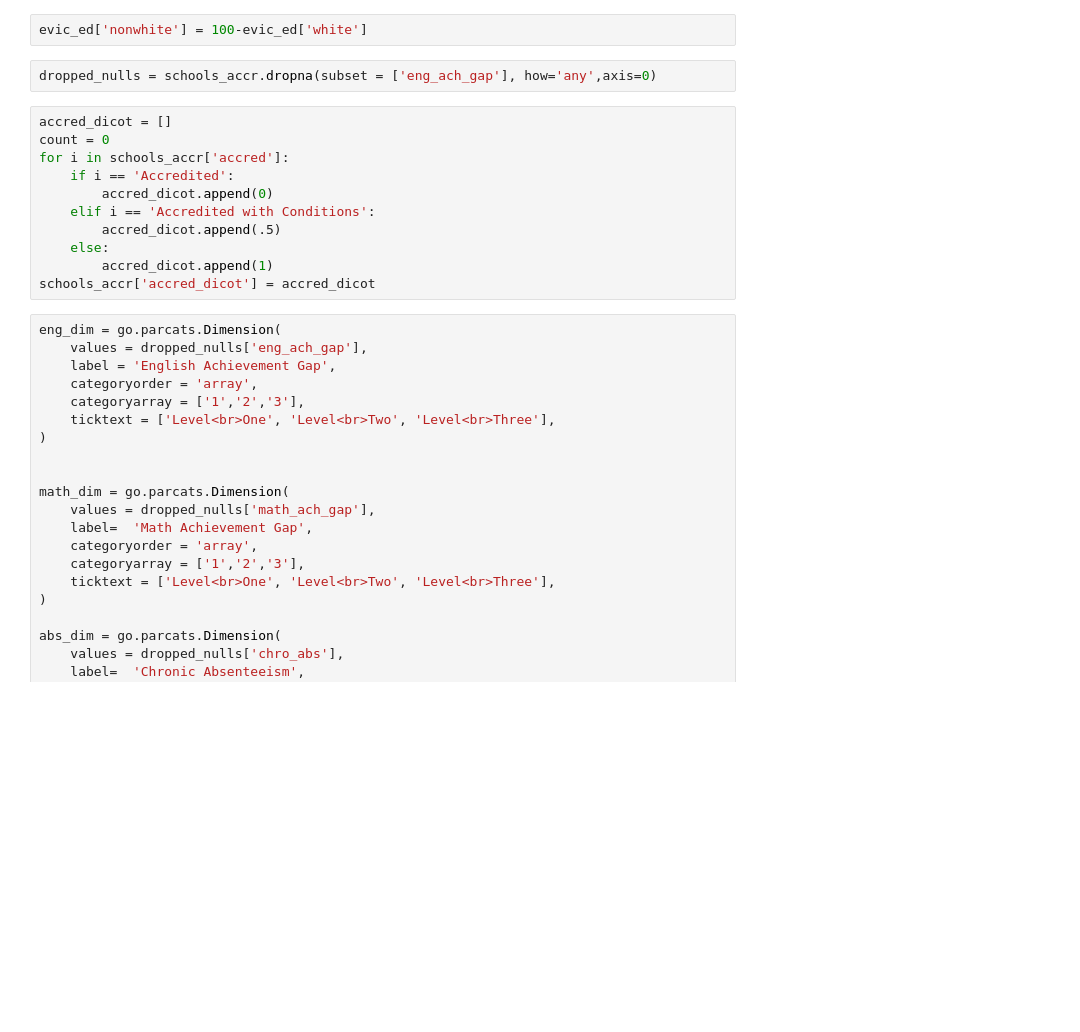
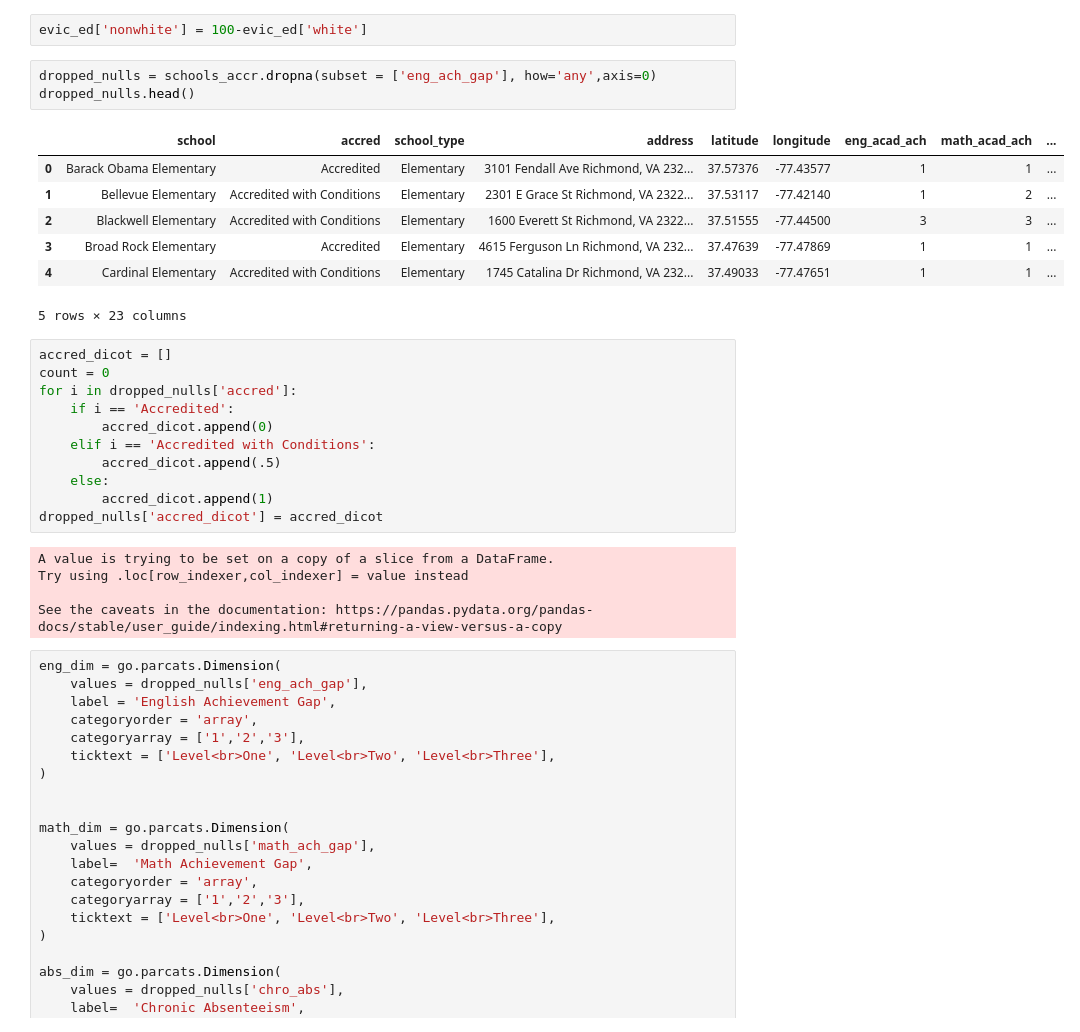
Before and after one commit to kathion3/rvaevictionandeducation, a Jupyter notebook: richmond_clean.ipynb, the cells around one changed output. Saved outputs shown, nothing was run; the diff lists cells and outputs as text; blank space fills up the shorter version.

```diff
--- a/richmond_clean.ipynb
+++ b/richmond_clean.ipynb
@@ -43,17 +43,31 @@ evic_ed.to_csv('evic_ed.csv')
 evic_ed['nonwhite'] = 100-evic_ed['white']
 # %%
 dropped_nulls = schools_accr.dropna(subset = ['eng_ach_gap'], how='any',axis=0)
+dropped_nulls.head()
+# %% [output]
+|  | school | accred | school_type | address | latitude | longitude | eng_acad_ach | math_acad_ach | ... |
+| 0 | Barack Obama Elementary | Accredited | Elementary | 3101 Fendall Ave Richmond, VA 232... | 37.57376 | -77.43577 | 1 | 1 | ... |
+| 1 | Bellevue Elementary | Accredited with Conditions | Elementary | 2301 E Grace St Richmond, VA 2322... | 37.53117 | -77.42140 | 1 | 2 | ... |
+| 2 | Blackwell Elementary | Accredited with Conditions | Elementary | 1600 Everett St Richmond, VA 2322... | 37.51555 | -77.44500 | 3 | 3 | ... |
+| 3 | Broad Rock Elementary | Accredited | Elementary | 4615 Ferguson Ln Richmond, VA 232... | 37.47639 | -77.47869 | 1 | 1 | ... |
+| 4 | Cardinal Elementary | Accredited with Conditions | Elementary | 1745 Catalina Dr Richmond, VA 232... | 37.49033 | -77.47651 | 1 | 1 | ... |
+5 rows × 23 columns
 # %%
 accred_dicot = []
 count = 0
-for i in schools_accr['accred']:
+for i in dropped_nulls['accred']:
     if i == 'Accredited':
         accred_dicot.append(0)
     elif i == 'Accredited with Conditions':
         accred_dicot.append(.5)
     else:
         accred_dicot.append(1)
-schools_accr['accred_dicot'] = accred_dicot
+dropped_nulls['accred_dicot'] = accred_dicot
+# %% [output]
+A value is trying to be set on a copy of a slice from a DataFrame.
+Try using .loc[row_indexer,col_indexer] = value instead
+
+See the caveats in the documentation: https://pandas.pydata.org/pandas-docs/stable/user_guide/indexing.html#returning-a-view-versus-a-copy
 # %%
 eng_dim = go.parcats.Dimension(
     values = dropped_nulls['eng_ach_gap'],
```
Also changed, not shown: parts of 4 cells of this notebook, 7 other files.
